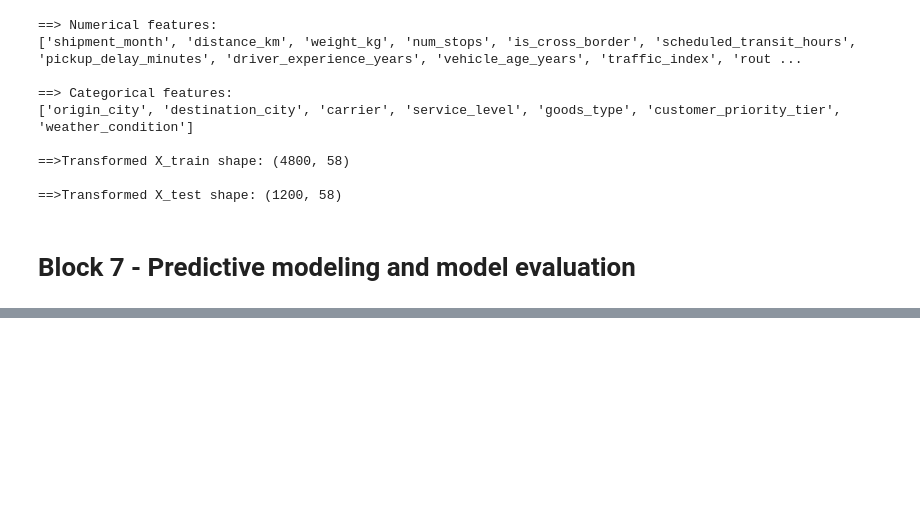
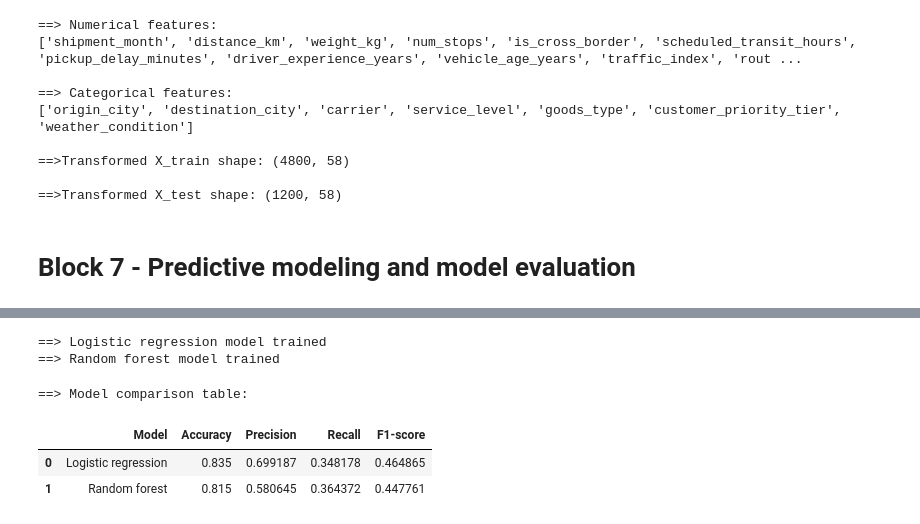
Before and after one commit to ingepsicomaster/SoftwareTools, a Jupyter notebook: Assignment1/MapleFreight_Delivery_Delay_Prediction_c0966684.ipynb, the cells around one changed output, grey strips where cells are left out. Saved outputs shown, nothing was run; the diff lists cells and outputs as text; code cells hidden in the pictures; blank space fills up the shorter version.

```diff
--- a/Assignment1/MapleFreight_Delivery_Delay_Prediction_c0966684.ipynb
+++ b/Assignment1/MapleFreight_Delivery_Delay_Prediction_c0966684.ipynb
@@ -411,0 +420,43 @@ print("\n==>Transformed X_test shape:",X_test_scaled.shape)
+# %%
+### first, train the baseline Logistic Regression model... I changed 100 to 1000 iteractions, according to Google it could increase the adjustment coefitients precision, and also due to there are many features to calculate for, in this case the onehot I applied
+baseline_model=LogisticRegression(random_state=42,max_iter=1000)
+### time to give data to the models
+baseline_model.fit(X_train_scaled, y_train)
+print('==> Logistic regression model trained')
+
+### then, train the advanced Random Forest model using class_weight='balanced' to handle class imbalance (79%/21% discovered previously)
+rf_model=RandomForestClassifier(n_estimators=100,class_weight='balanced', random_state=42)
+rf_model.fit(X_train_scaled,y_train)
+print('==> Random forest model trained')
+# %% [output]
+==> Logistic regression model trained
+==> Random forest model trained
+# %%
+### I have to define a helper function to evaluate classification models and compute key business metrics
+def evaluate_model(model,X_test,y_test, model_name):
+    y_pred=model.predict(X_test)
+    #y_proba=model.predict_proba(X_test)[:,1] if hasattr(model,"predict_proba") else y_pred
+
+    metrics={
+        'Model':model_name,
+        'Accuracy':accuracy_score(y_test, y_pred),
+        'Precision':precision_score(y_test, y_pred),
+        'Recall':recall_score(y_test, y_pred),
+        'F1-score':f1_score(y_test, y_pred),
+        #'':rROC-AUCoc_auc_score(y_test, y_proba)
+        }
+    return metrics,y_pred
+
+### now I evaluate both trained models on the scaled test set
+baseline_metrics,y_pred_baseline=evaluate_model(baseline_model,X_test_scaled,y_test,'Logistic regression')
+rf_metrics, y_pred_rf= evaluate_model(rf_model, X_test_scaled, y_test, 'Random forest')
+
+### displaying comparative results in a structured dataframe
+results_df=pd.DataFrame([baseline_metrics,rf_metrics])
+print("==> Model comparison table:")
+display(results_df)
+# %% [output]
+==> Model comparison table:
+|  | Model | Accuracy | Precision | Recall | F1-score |
+| 0 | Logistic regression | 0.835 | 0.699187 | 0.348178 | 0.464865 |
+| 1 | Random forest | 0.815 | 0.580645 | 0.364372 | 0.447761 |
```
Also changed, not shown: parts of 5 cells of this notebook.
